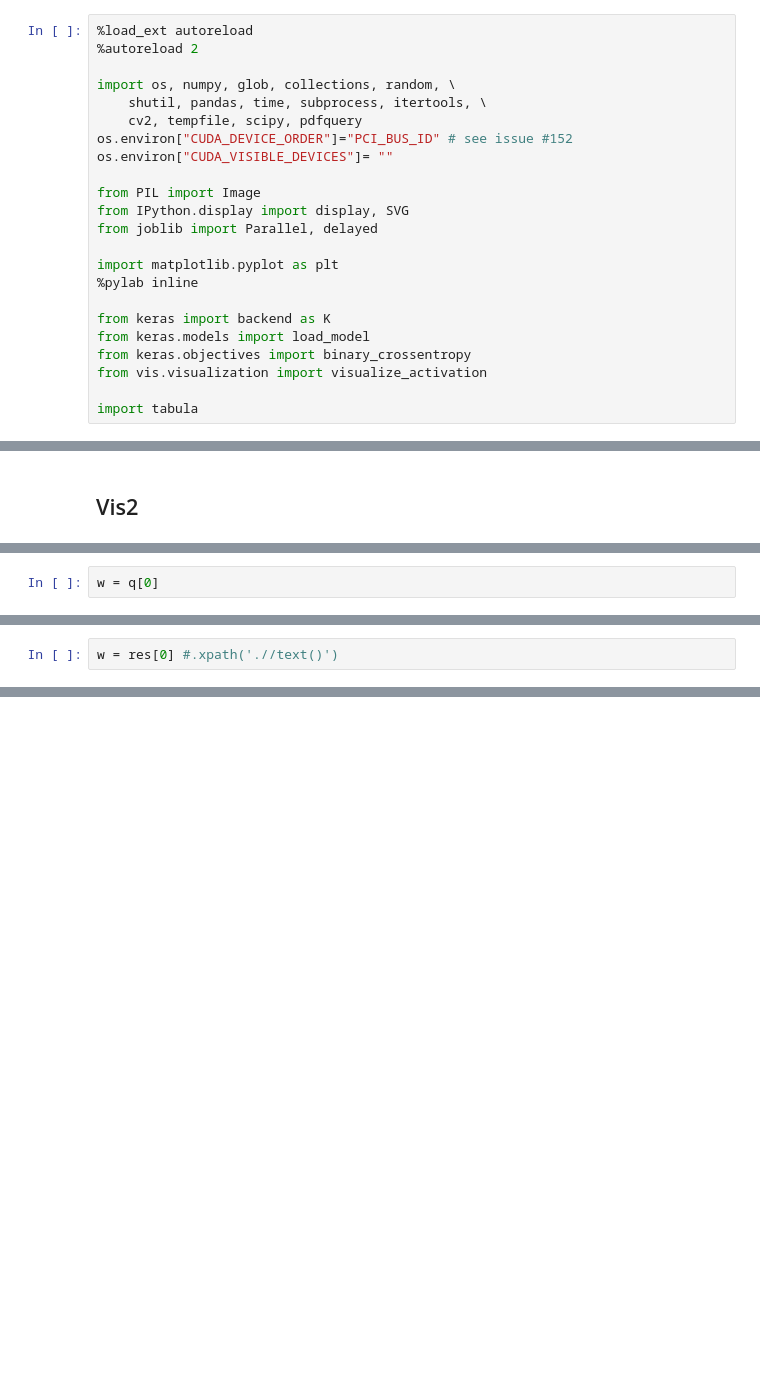
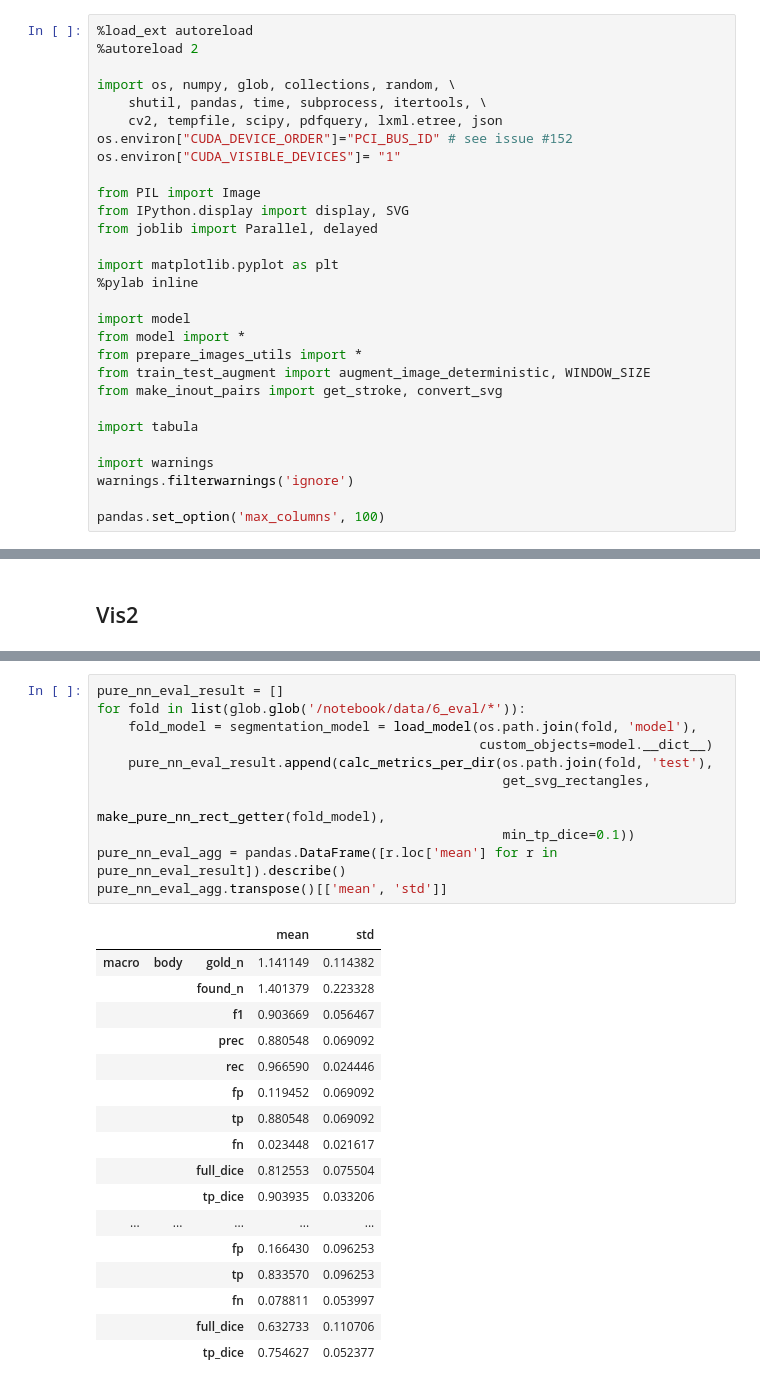
Before and after one commit to windj007/tablex-dataset, a Jupyter notebook: testbed2.ipynb, the cells around one changed output, grey strips where cells are left out. Drawn from its saved outputs; the diff is of its cells as text; blank space fills up the shorter version.

Commit message:
1) move some code from notebooks to python modules 2) do evaluation on our and pdffigures2 datasets 3) import pdffigures2 datasets for training

```diff
--- a/testbed2.ipynb
+++ b/testbed2.ipynb
@@ -8,9 +8,9 @@
 
 import os, numpy, glob, collections, random, \
     shutil, pandas, time, subprocess, itertools, \
-    cv2, tempfile, scipy, pdfquery
+    cv2, tempfile, scipy, pdfquery, lxml.etree, json
 os.environ["CUDA_DEVICE_ORDER"]="PCI_BUS_ID" # see issue #152
-os.environ["CUDA_VISIBLE_DEVICES"]= ""
+os.environ["CUDA_VISIBLE_DEVICES"]= "1"
 
 from PIL import Image
 from IPython.display import display, SVG
@@ -19,12 +19,18 @@ from joblib import Parallel, delayed
 import matplotlib.pyplot as plt
 %pylab inline
 
-from keras import backend as K
-from keras.models import load_model
-from keras.objectives import binary_crossentropy
-from vis.visualization import visualize_activation
+import model
+from model import *
+from prepare_images_utils import *
+from train_test_augment import augment_image_deterministic, WINDOW_SIZE
+from make_inout_pairs import get_stroke, convert_svg
 
 import tabula
+
+import warnings
+warnings.filterwarnings('ignore')
+
+pandas.set_option('max_columns', 100)
 # %% [output]
 Populating the interactive namespace from numpy and matplotlib
 `%matplotlib` prevents importing * from pylab and numpy
@@ -455,2 +287,0 @@ q = list(parsed_pdf.get_layouts())
-# %%
-w = q[0]
@@ -494,2 +287,0 @@ res = parsed_pdf.pq('LTPage[pageid="2"] :contains("Table")')
-# %%
-w = res[0] #.xpath('.//text()')
@@ -526,0 +549,29 @@ FileNotFoundError: [Errno 2] No such file or directory: '/notebook/data/tmp/page
+# %%
+pure_nn_eval_result = []
+for fold in list(glob.glob('/notebook/data/6_eval/*')):
+    fold_model = segmentation_model = load_model(os.path.join(fold, 'model'),
+                                                 custom_objects=model.__dict__)
+    pure_nn_eval_result.append(calc_metrics_per_dir(os.path.join(fold, 'test'),
+                                                    get_svg_rectangles,
+                                                    make_pure_nn_rect_getter(fold_model),
+                                                    min_tp_dice=0.1))
+pure_nn_eval_agg = pandas.DataFrame([r.loc['mean'] for r in pure_nn_eval_result]).describe()
+pure_nn_eval_agg.transpose()[['mean', 'std']]
+# %% [output]
+|  |  |  | mean | std |
+| macro | body | gold_n | 1.141149 | 0.114382 |
+|  |  | found_n | 1.401379 | 0.223328 |
+|  |  | f1 | 0.903669 | 0.056467 |
+|  |  | prec | 0.880548 | 0.069092 |
+|  |  | rec | 0.966590 | 0.024446 |
+|  |  | fp | 0.119452 | 0.069092 |
+|  |  | tp | 0.880548 | 0.069092 |
+|  |  | fn | 0.023448 | 0.021617 |
+|  |  | full_dice | 0.812553 | 0.075504 |
+|  |  | tp_dice | 0.903935 | 0.033206 |
+| ... | ... | ... | ... | ... |
+|  |  | fp | 0.166430 | 0.096253 |
+|  |  | tp | 0.833570 | 0.096253 |
+|  |  | fn | 0.078811 | 0.053997 |
+|  |  | full_dice | 0.632733 | 0.110706 |
+|  |  | tp_dice | 0.754627 | 0.052377 |
```
Also changed, not shown: parts of 43 cells of this notebook, 10 other files.
